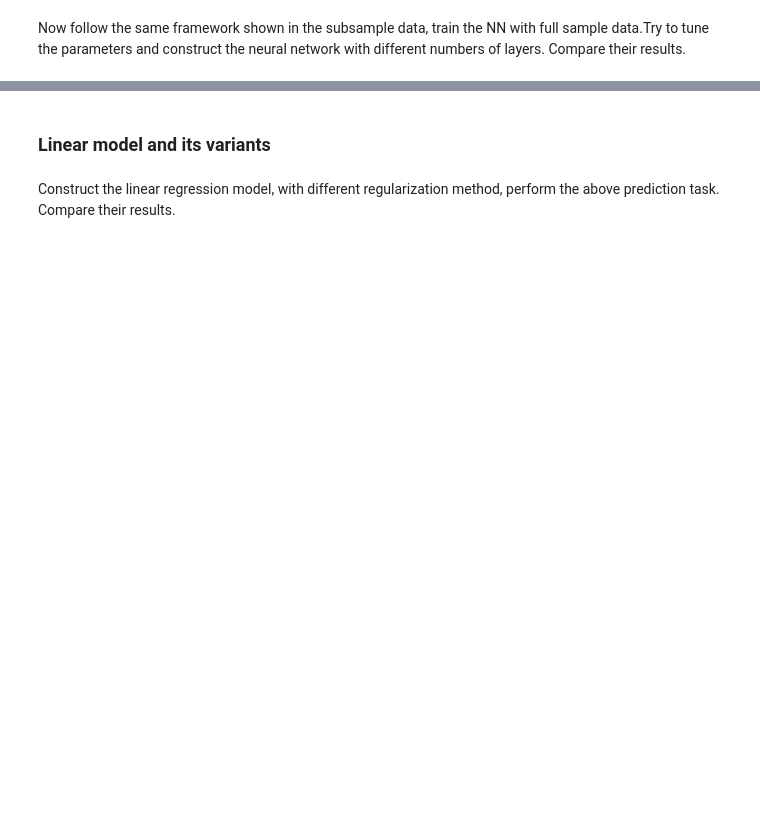
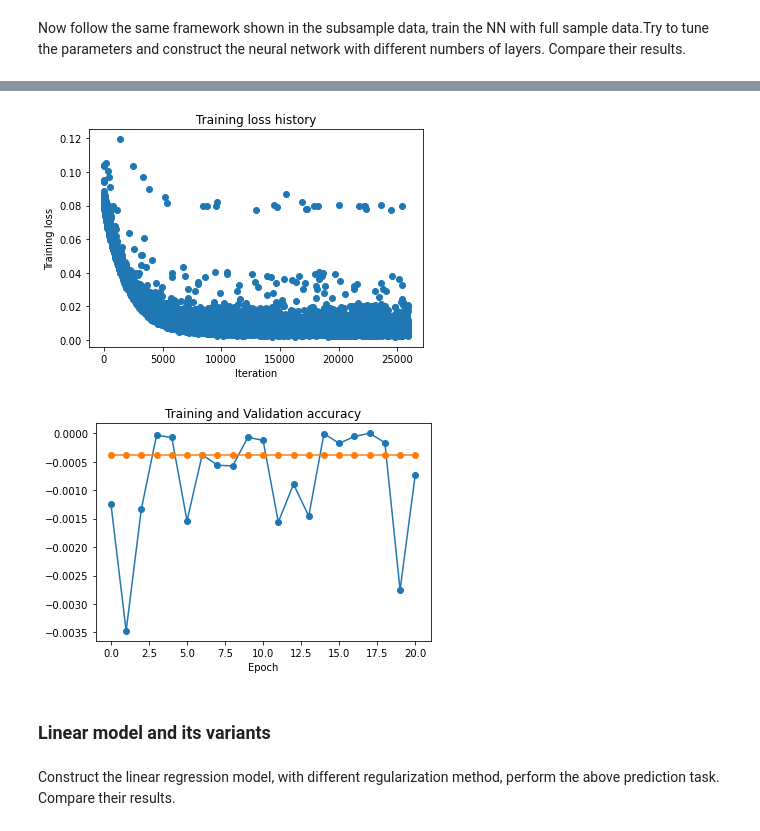
Before and after one commit to mattzhao-R/busn-20800, a Jupyter notebook: Psets/Assignment_6/Assignment_6.ipynb, the cells around one changed output, grey strips where cells are left out. Saved outputs shown, nothing was run; the diff lists cells and outputs as text; code cells hidden in the pictures; blank space fills up the shorter version.

```diff
--- a/Psets/Assignment_6/Assignment_6.ipynb
+++ b/Psets/Assignment_6/Assignment_6.ipynb
@@ -512,9 +565,7 @@ def relu_backward(dout, cache):
 ##############################################################################
 ### TODO: Calculate the gradient of affine transformation                  ###
 ##############################################################################
-
-
-    dx = None
+    dx = dout*(x>0)
 ##############################################################################
 #                               END OF YOUR CODE                             #
 ##############################################################################
@@ -523,14 +574,13 @@ def relu_backward(dout, cache):
     return dx
 # %%
 np.random.seed(231)
-x = np.random.randn(10, 10)
+x = np.random.randn(10, 5)
 dout = np.random.randn(*x.shape)
 
 dx_num = eval_numerical_gradient_array(lambda x: relu_forward(x)[0], x, dout)
 
 _, cache = relu_forward(x)
 dx = relu_backward(dout, cache)
-
-# The error should be on the order of e-12
+# The error should be on the order of e--12
 print('Testing relu_backward function:')
 print('dx error: ', rel_error(dx_num, dx))
@@ -553,9 +606,12 @@ def mean_square_loss(x, y):
 ##############################################################################
 ### TODO: Calculate the loss and gradient for MSE.                         ###
 ##############################################################################
+    N = x.shape[0]
 
-    loss = None
-    dx = None
+
+
+    loss = 1/N*np.sum(np.square(y-x))
+    dx = -2/N*(y-x)
 
 
 ##############################################################################
@@ -736,7 +812,7 @@ from sklearn.metrics import r2_score
 # %% [markdown]
 Run the following cells to load the data. You can choose different i here.
 # %%
-i = str(100)
+i = str(1)
 
 factor = np.array(pd.read_csv(path+'c'+i+'.csv'))
 linear_ret = np.array(pd.read_csv(path+'r1_'+i+'_1.csv'))
@@ -803,0 +884,54 @@ Now follow the same framework shown in the subsample data, train the NN with ful
+# %%
+# NN with full data
+
+
+##############################################################################
+### TODO: NN with full data.                                               ###
+##############################################################################
+
+# NN with sample data
+
+from solver import Solver
+split = 0.9
+
+num_train = int(factor.shape[0]*0.9)
+num_valid = int(factor.shape[0]*0.1)
+
+full_data = {
+  'X_train': factor[:num_train],
+  'y_train': nonlinear_ret[:num_train],
+  'X_val': factor[num_train:num_train+num_valid],
+  'y_val': nonlinear_ret[num_train:num_train+num_valid]
+}
+
+learning_rate = 5*1e-3  # Experiment with this!
+weight_scale = 1*1e-2   # Experiment with this!
+model = FullyConnectedNet([100, 100,100],reg=5*1e-2,
+                weight_scale=weight_scale, dtype=np.float64)
+solver = Solver(model, full_data,
+                print_every=10, num_epochs=20, batch_size=25,
+                update_rule='sgd',
+                optim_config={
+                  'learning_rate': learning_rate,
+                }
+         )
+solver.train()
+
+plt.plot(solver.loss_history, 'o')
+plt.title('Training loss history')
+plt.xlabel('Iteration')
+plt.ylabel('Training loss')
+plt.show()
+
+plt.plot(solver.train_acc_history, '-o')
+plt.plot(solver.val_acc_history, '-o')
+plt.title('Training and Validation accuracy')
+plt.xlabel('Epoch')
+
+plt.show()
+
+
+##############################################################################
+#                               END OF YOUR CODE                             #
+##############################################################################
+# %% [output]
@@ -804,3 +955,5 @@ Now follow the same framework shown in the subsample data, train the NN with ful
+[figure, added]
+[figure, added]
 # %% [markdown]
 ### Linear model and its variants
 # %% [markdown]
```
Also changed, not shown: parts of 23 cells of this notebook.
